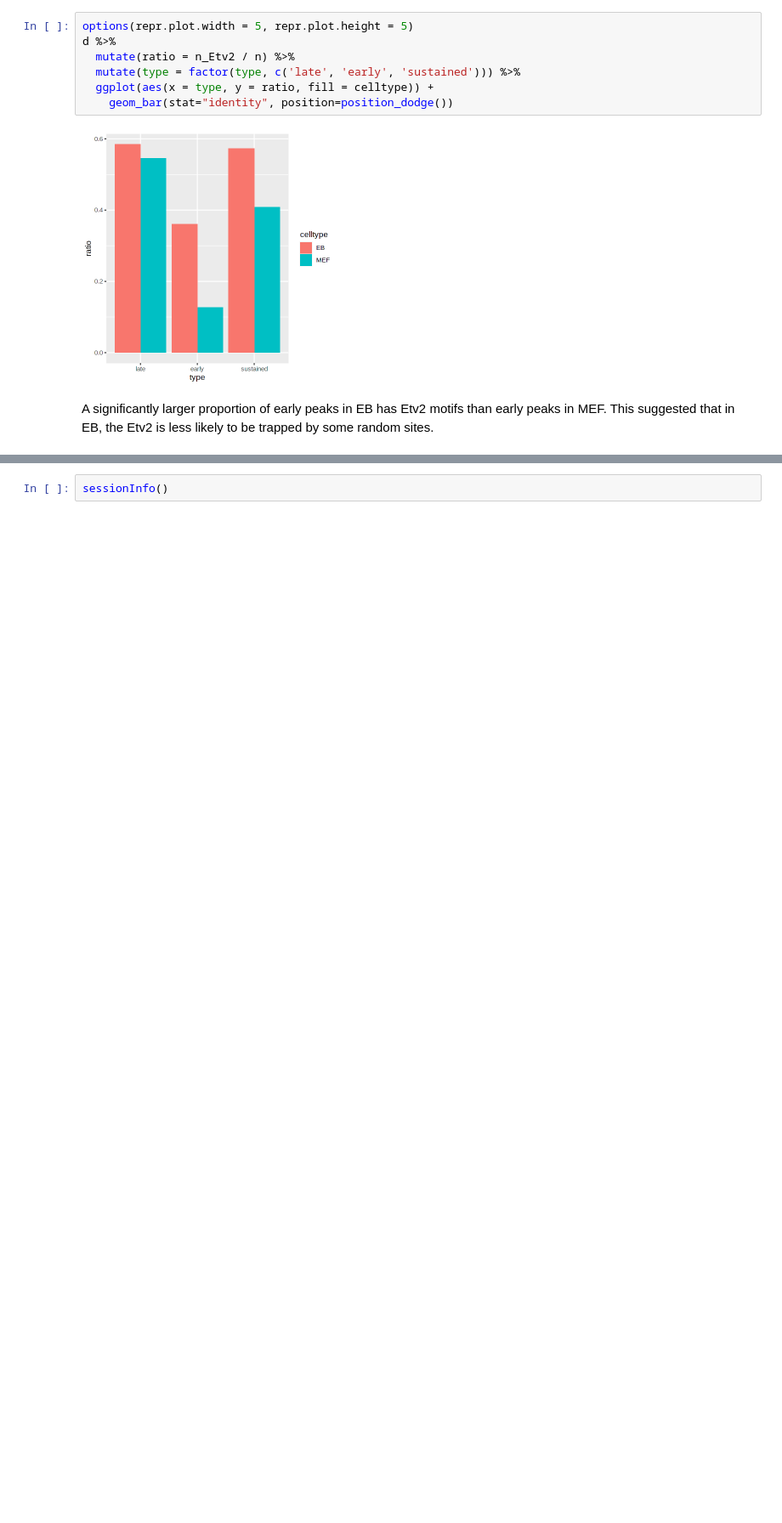
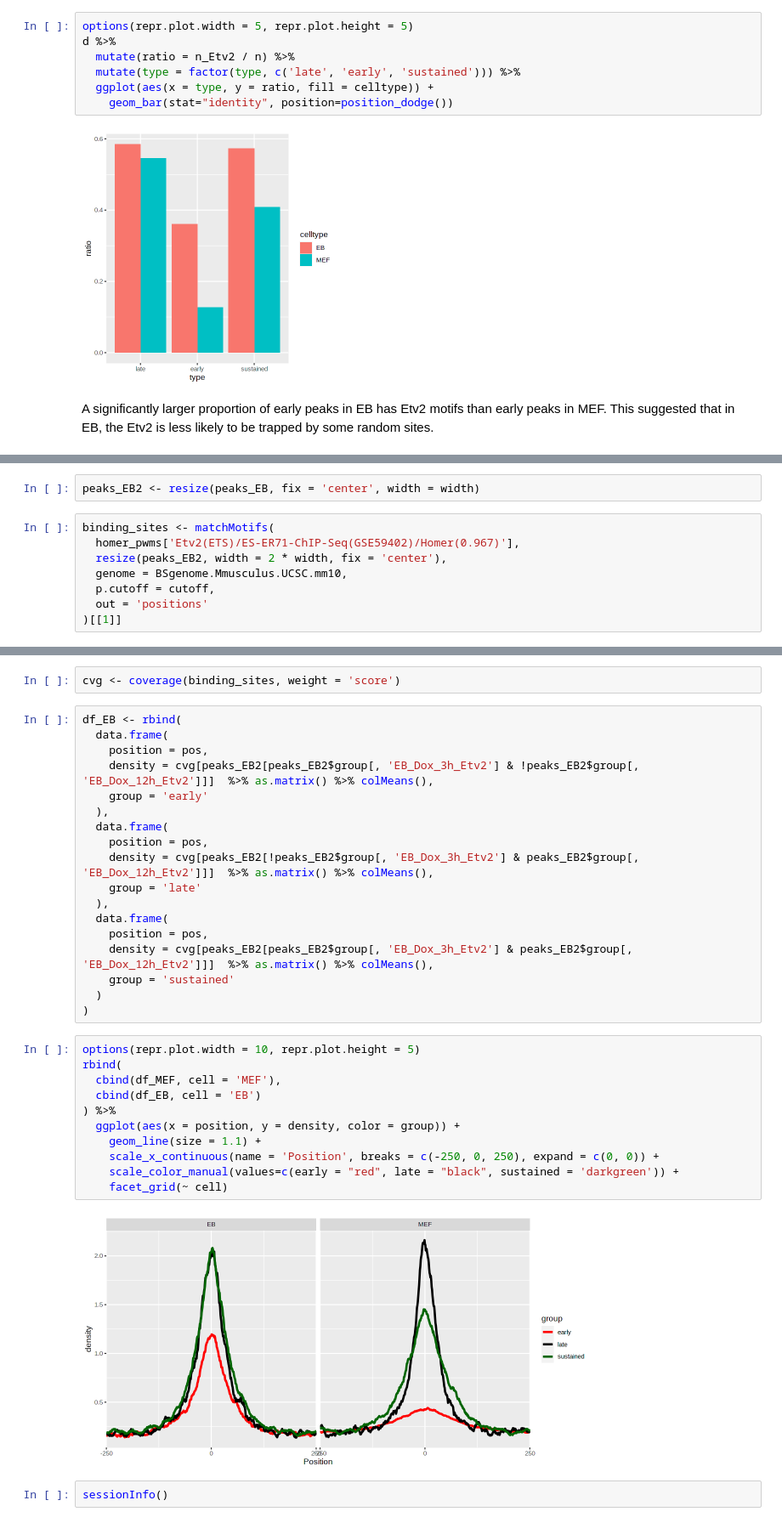
Before and after one commit to gongx030/Etv2_pioneer, a Jupyter notebook: Etv2_motifs_in_early_Etv2_peaks.ipynb, the cells around one changed output, grey strips where cells are left out. Shown at 85% size. Drawn from its saved outputs; the diff is of its cells as text; blank space fills up the shorter version.

```diff
--- a/Etv2_motifs_in_early_Etv2_peaks.ipynb
+++ b/Etv2_motifs_in_early_Etv2_peaks.ipynb
@@ -223,0 +267,10 @@ A significantly larger proportion of early peaks in EB has Etv2 motifs than earl
+# %%
+peaks_EB2 <- resize(peaks_EB, fix = 'center', width = width)
+# %%
+binding_sites <- matchMotifs(
+  homer_pwms['Etv2(ETS)/ES-ER71-ChIP-Seq(GSE59402)/Homer(0.967)'],
+  resize(peaks_EB2, width = 2 * width, fix = 'center'),
+  genome = BSgenome.Mmusculus.UCSC.mm10,
+  p.cutoff = cutoff,
+  out = 'positions'
+)[[1]]
@@ -224,3 +285,36 @@ A significantly larger proportion of early peaks in EB has Etv2 motifs than earl
+# %%
+cvg <- coverage(binding_sites, weight = 'score')
+# %%
+df_EB <- rbind(
+  data.frame(
+    position = pos,
+    density = cvg[peaks_EB2[peaks_EB2$group[, 'EB_Dox_3h_Etv2'] & !peaks_EB2$group[, 'EB_Dox_12h_Etv2']]]  %>% as.matrix() %>% colMeans(),
+    group = 'early'
+  ),
+  data.frame(
+    position = pos,
+    density = cvg[peaks_EB2[!peaks_EB2$group[, 'EB_Dox_3h_Etv2'] & peaks_EB2$group[, 'EB_Dox_12h_Etv2']]]  %>% as.matrix() %>% colMeans(),
+    group = 'late'
+  ),
+  data.frame(
+    position = pos,
+    density = cvg[peaks_EB2[peaks_EB2$group[, 'EB_Dox_3h_Etv2'] & peaks_EB2$group[, 'EB_Dox_12h_Etv2']]]  %>% as.matrix() %>% colMeans(),
+    group = 'sustained'
+  )
+)
+# %%
+options(repr.plot.width = 10, repr.plot.height = 5)
+rbind(
+  cbind(df_MEF, cell = 'MEF'),
+  cbind(df_EB, cell = 'EB')
+) %>%
+  ggplot(aes(x = position, y = density, color = group)) +
+    geom_line(size = 1.1) +
+    scale_x_continuous(name = 'Position', breaks = c(-250, 0, 250), expand = c(0, 0)) +
+    scale_color_manual(values=c(early = "red", late = "black", sustained = 'darkgreen')) +
+    facet_grid(~ cell)
+# %% [output]
+[figure, added]
 # %%
 sessionInfo()
 # %% [output]
```
Also changed, not shown: parts of 9 cells of this notebook.
